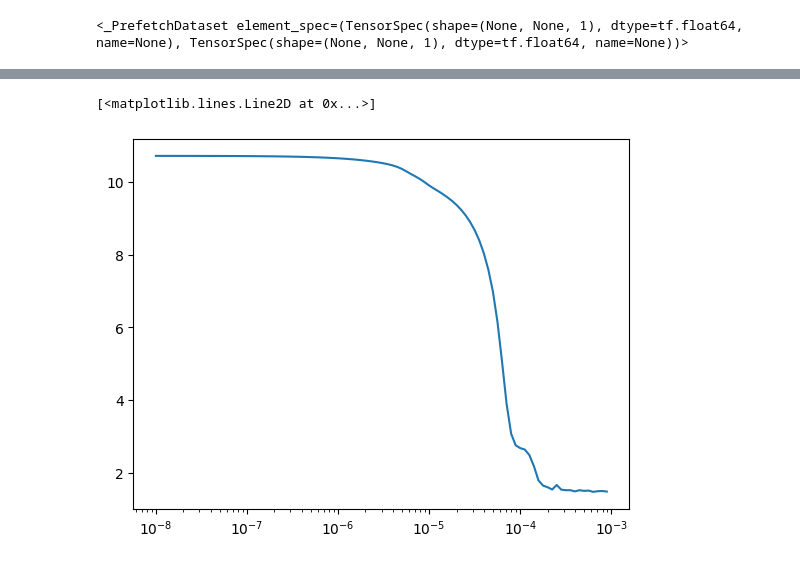
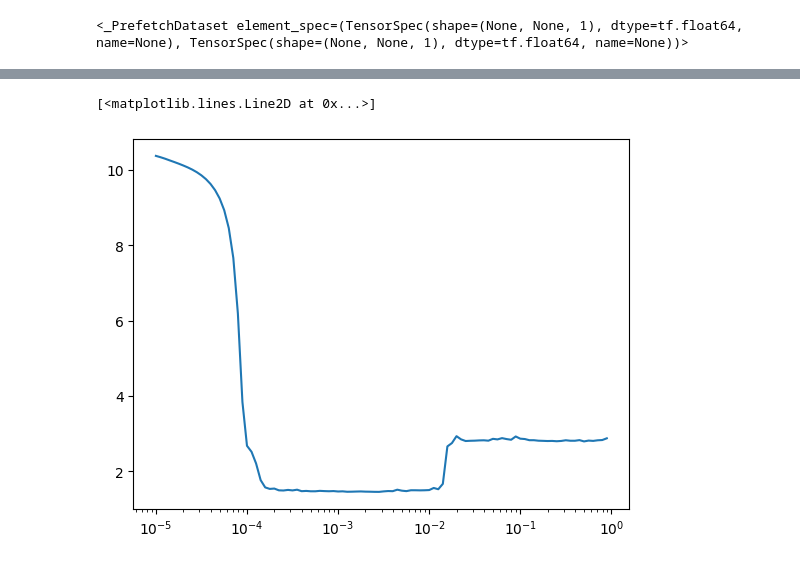
Before and after one commit to keremshns/Tensorflow_Developer, a Jupyter notebook: time_series_forecasting.ipynb, the cells around one changed output, grey strips where cells are left out. Saved outputs shown, nothing was run; the diff lists cells and outputs as text; code cells hidden in the pictures.

```diff
--- a/time_series_forecasting.ipynb
+++ b/time_series_forecasting.ipynb
@@ -54,7 +54,7 @@ plot_series(times, temps)
 [figure]
 # %%
 split_time = 2500
-batch_size = 32
+batch_size = 30
 window_size = 10
 shuffle_buffer_size = 1000
 
@@ -87,15 +87,16 @@ print(series_train.shape)
 
 model = tf.keras.Sequential([
     tf.keras.layers.Conv1D(30, kernel_size=5, strides=1, padding="causal", input_shape=[None,1]),
-    tf.keras.layers.LSTM(20, return_sequences=True),
-    tf.keras.layers.LSTM(20),
+    tf.keras.layers.LSTM(30,return_sequences=True),
+    tf.keras.layers.LSTM(30),
+    tf.keras.layers.Dense(30, activation="relu"),
     tf.keras.layers.Dense(10, activation="relu"),
     tf.keras.layers.Dense(1, activation="linear")
 ])
 
-lr_schedule = tf.keras.callbacks.LearningRateScheduler(lambda epoch: 1e-8 * 10**(epoch/20))
+lr_schedule = tf.keras.callbacks.LearningRateScheduler(lambda epoch: 1e-5 * 10**(epoch/20))
 epochs = 100
-model.compile(loss=tf.keras.losses.Huber(), optimizer=tf.keras.optimizers.SGD(learning_rate=1e-8,momentum=0.9), metrics=["mae"])
+model.compile(loss=tf.keras.losses.Huber(), optimizer=tf.keras.optimizers.SGD(learning_rate=1e-5,momentum=0.9), metrics=["mae"])
 history = model.fit(train_set, epochs=epochs, callbacks=[lr_schedule])
 
 loss = history.history["loss"]
@@ -123,5 +124,5 @@ Epoch 100/100
 [<matplotlib.lines.Line2D at 0x...>]
-[figure, old version]
+[figure, new version]
 # %%
 tf.keras.backend.clear_session()
 train_set = windowed_dataset(series_train,window_size, batch_size,shuffle_buffer_size)
```
Also changed, not shown: parts of 4 cells of this notebook.
